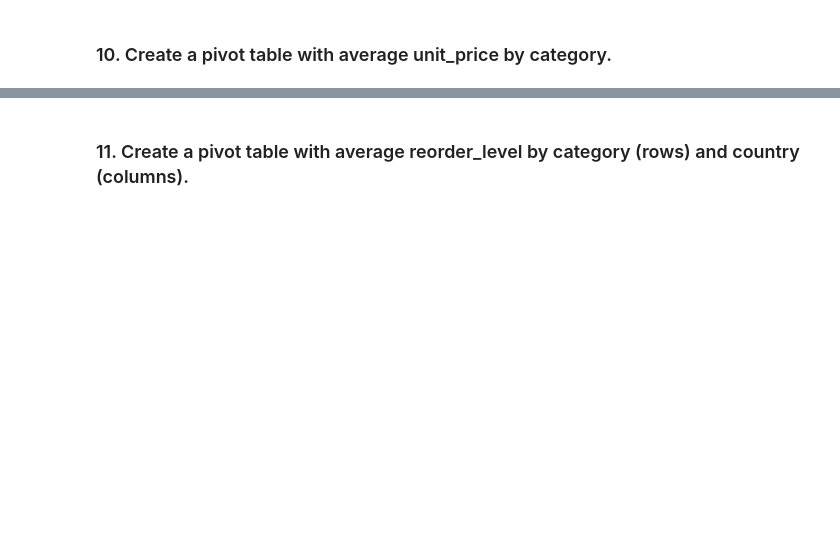
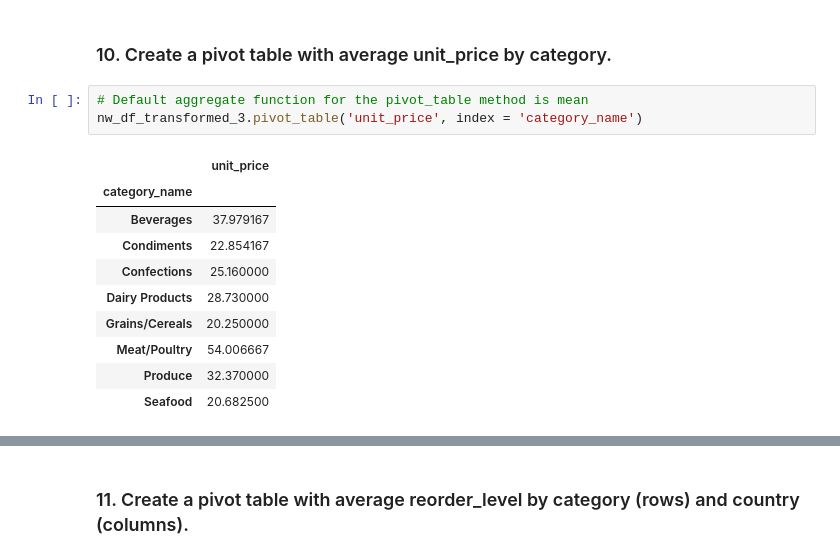
Before and after one commit to valeriemagalong/Val-Practices-Python, a Jupyter notebook: Northwind_Pandas/Pandas_Practice_Northwind_Data.ipynb, the cells around one changed output, grey strips where cells are left out. Drawn from its saved outputs; the diff is of its cells as text; blank space fills up the shorter version.

```diff
--- a/Northwind_Pandas/Pandas_Practice_Northwind_Data.ipynb
+++ b/Northwind_Pandas/Pandas_Practice_Northwind_Data.ipynb
@@ -193,2 +208,16 @@ Index(['product_id', 'product_name', 'quantity_per_unit', 'unit_price',
 # %% [markdown]
 ### 10. Create a pivot table with average unit_price by category.
+# %%
+# Default aggregate function for the pivot_table method is mean
+nw_df_transformed_3.pivot_table('unit_price', index = 'category_name')
+# %% [output]
+|  | unit_price |
+| category_name |  |
+| Beverages | 37.979167 |
+| Condiments | 22.854167 |
+| Confections | 25.160000 |
+| Dairy Products | 28.730000 |
+| Grains/Cereals | 20.250000 |
+| Meat/Poultry | 54.006667 |
+| Produce | 32.370000 |
+| Seafood | 20.682500 |
```
Also changed, not shown: parts of 5 cells of this notebook.
